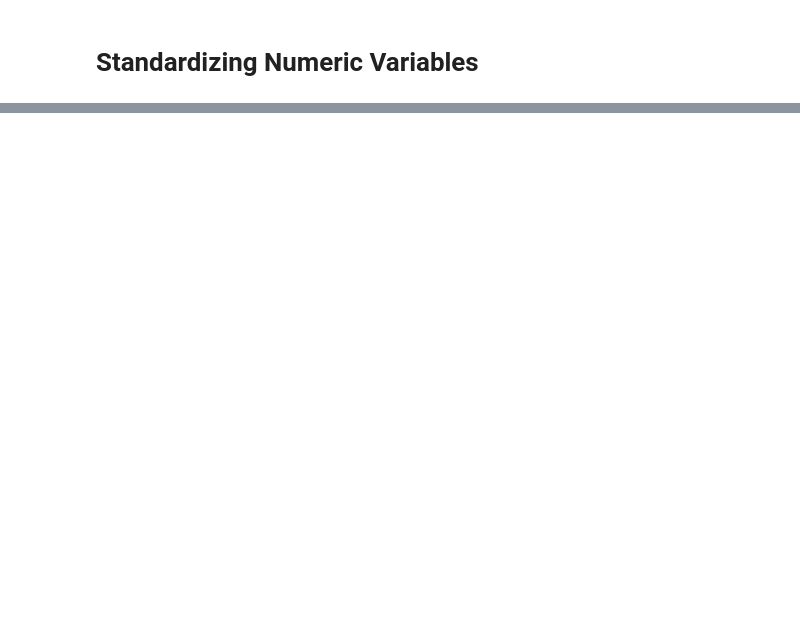
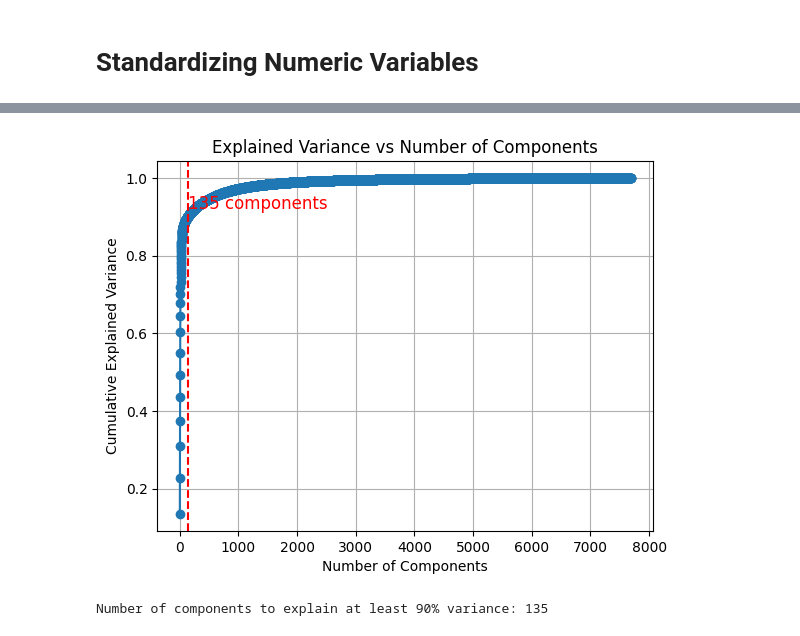
Before and after one commit to stephanieajah/6100-Project-Two, a Jupyter notebook: Insurance_Purchase_Prediction_Model.ipynb, the cells around one changed output, grey strips where cells are left out. Cells and saved outputs as stored; diff of their text form; code cells hidden in the pictures; blank space fills up the shorter version.

```diff
--- a/Insurance_Purchase_Prediction_Model.ipynb
+++ b/Insurance_Purchase_Prediction_Model.ipynb
@@ -436,0 +449,45 @@ test_data.head()
+# %%
+
+# Applying PCA with different numbers of components
+pca = PCA()
+
+# Obtainig all predictors
+x_cols = full_df.loc[:, full_df.columns != 'IS_BOUND']
+
+pca.fit(x_cols)
+
+# Cumulative explained variance
+cumulative_variance = np.cumsum(pca.explained_variance_ratio_)
+
+# elbow point
+elbow_point = np.argmax(cumulative_variance >= 0.90) + 1
+
+# Plotting explained variance ratios
+# plt.plot(range(1, x_cols.shape[1] + 1), np.cumsum(pca.explained_variance_ratio_))
+
+plt.plot(range(1, len(cumulative_variance) + 1), cumulative_variance, marker='o',
+         label='Cumulative Explained Variance')
+plt.axvline(x=elbow_point, color='r', linestyle='--',
+            label=f'Elbow at {elbow_point} components')
+
+# display number of components at elbow point
+plt.text(elbow_point + 0.2, cumulative_variance[elbow_point - 1] + 0.02,
+         f'{elbow_point} components', color='red', fontsize=12)
+
+plt.xlabel('Number of Components')
+plt.ylabel('Cumulative Explained Variance')
+plt.title('Explained Variance vs Number of Components')
+plt.grid(True)
+plt.show()
+# %% [output]
+[figure, added]
+# %%
+# Find the number of components that explain at least 95% of the variance
+threshold = 0.90
+cumulative_variance = np.cumsum(pca.explained_variance_ratio_)
+
+# Get the number of components that reaches the threshold
+n_components_90 = np.argmax(cumulative_variance >= threshold) + 1
+print(f"Number of components to explain at least 90% variance: {n_components_90}")
+# %% [output]
+Number of components to explain at least 90% variance: 135
```
Also changed, not shown: parts of 18 cells of this notebook.
